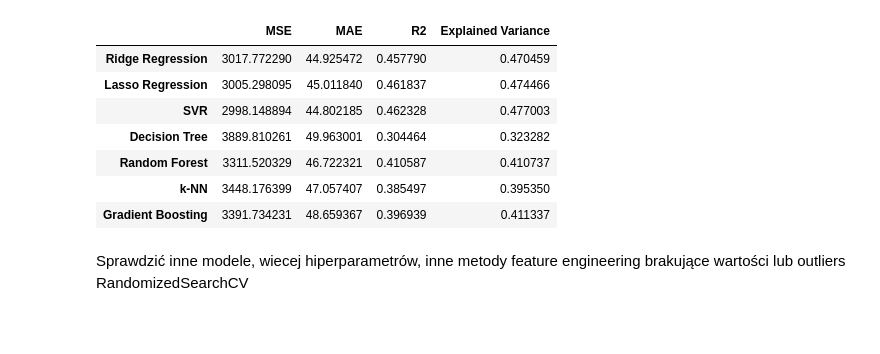
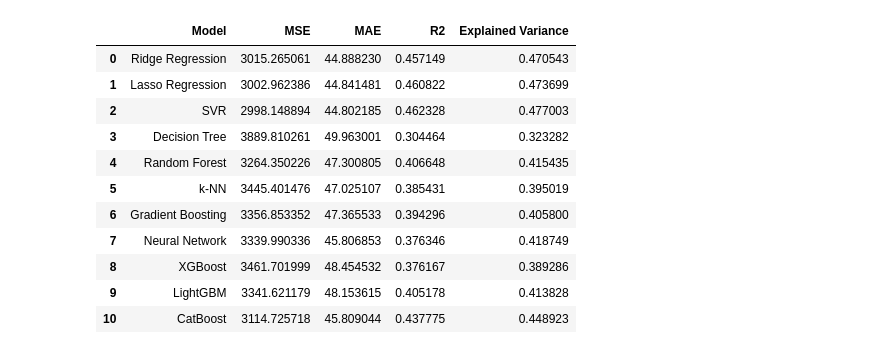
Before and after one commit to cezarylap/Algorythm-selection-and-Hyperparameter-tuning, a Jupyter notebook: Regression_CPU.ipynb, the cells around one changed output. Saved outputs shown, nothing was run; the diff lists cells and outputs as text; code cells hidden in the pictures; blank space fills up the shorter version.

```diff
--- a/Regression_CPU.ipynb
+++ b/Regression_CPU.ipynb
@@ -126,6 +154,13 @@ param_grids = {
         'iterations': [100, 200, 500],
         'learning_rate': [0.01, 0.1, 0.2, 0.3],
         'depth': [3, 5, 7, 9]
+    },
+    'Neural Network': {
+        'hidden_layer_sizes': [(50,), (100,)],
+        'activation': ['relu', 'tanh'],
+        'solver': ['adam', 'lbfgs'],
+        'alpha': [0.0001, 0.01],
+        'learning_rate': ['constant', 'adaptive']
     }
 
 }
@@ -180,17 +241,16 @@ Gradient Boosting - CV MSE: 3391.7342, CV MAE: 48.6594, CV R2: 0.3969, CV Explai
-# %%
-tuned_results_df.style.background_gradient(cmap="RdYlGn")
-# %% [output]
-|  | MSE | MAE | R2 | Explained Variance |
-| Ridge Regression | 3017.772290 | 44.925472 | 0.457790 | 0.470459 |
-| Lasso Regression | 3005.298095 | 45.011840 | 0.461837 | 0.474466 |
-| SVR | 2998.148894 | 44.802185 | 0.462328 | 0.477003 |
-| Decision Tree | 3889.810261 | 49.963001 | 0.304464 | 0.323282 |
-| Random Forest | 3311.520329 | 46.722321 | 0.410587 | 0.410737 |
-| k-NN | 3448.176399 | 47.057407 | 0.385497 | 0.395350 |
-| Gradient Boosting | 3391.734231 | 48.659367 | 0.396939 | 0.411337 |
-# %% [markdown]
-Sprawdzić inne modele, wiecej hiperparametrów,
-inne metody
-feature engineering
-brakujące wartości lub outliers
-RandomizedSearchCV
+# %%
+tuned_results_df = pd.DataFrame(tuned_results)
+styled_df(tuned_results_df)
+# %% [output]
+|  | Model | MSE | MAE | R2 | Explained Variance |
+| 0 | Ridge Regression | 3015.265061 | 44.888230 | 0.457149 | 0.470543 |
+| 1 | Lasso Regression | 3002.962386 | 44.841481 | 0.460822 | 0.473699 |
+| 2 | SVR | 2998.148894 | 44.802185 | 0.462328 | 0.477003 |
+| 3 | Decision Tree | 3889.810261 | 49.963001 | 0.304464 | 0.323282 |
+| 4 | Random Forest | 3264.350226 | 47.300805 | 0.406648 | 0.415435 |
+| 5 | k-NN | 3445.401476 | 47.025107 | 0.385431 | 0.395019 |
+| 6 | Gradient Boosting | 3356.853352 | 47.365533 | 0.394296 | 0.405800 |
+| 7 | Neural Network | 3339.990336 | 45.806853 | 0.376346 | 0.418749 |
+| 8 | XGBoost | 3461.701999 | 48.454532 | 0.376167 | 0.389286 |
+| 9 | LightGBM | 3341.621179 | 48.153615 | 0.405178 | 0.413828 |
+| 10 | CatBoost | 3114.725718 | 45.809044 | 0.437775 | 0.448923 |
```
Also changed, not shown: parts of 11 cells of this notebook.
